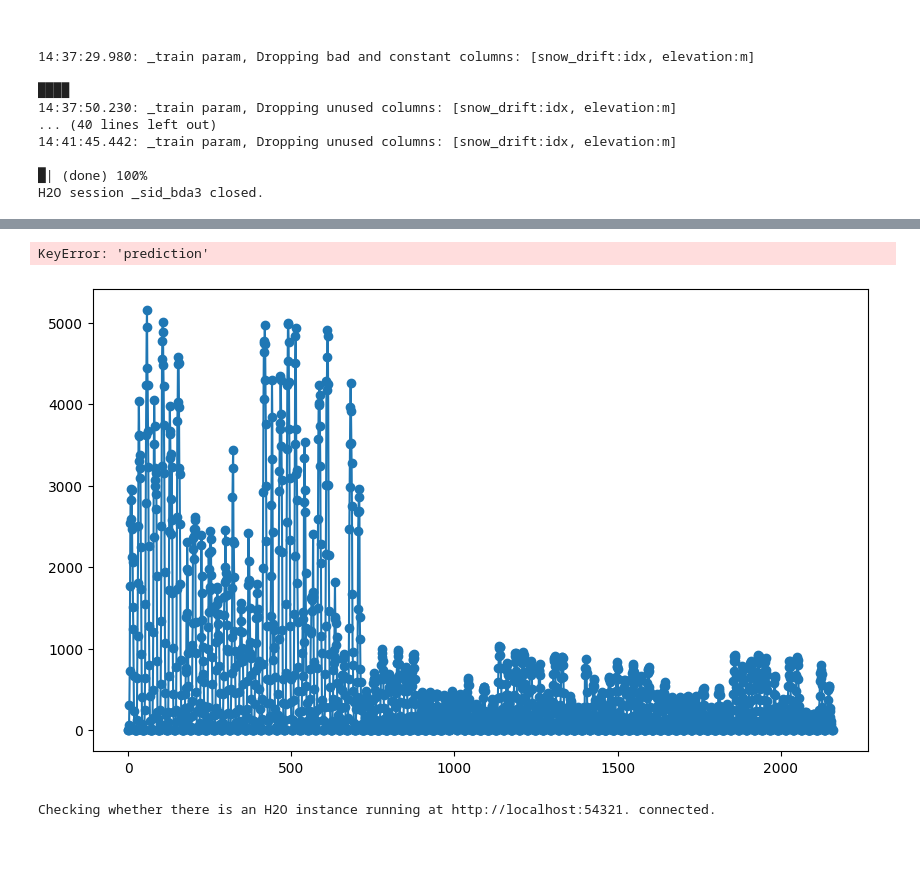
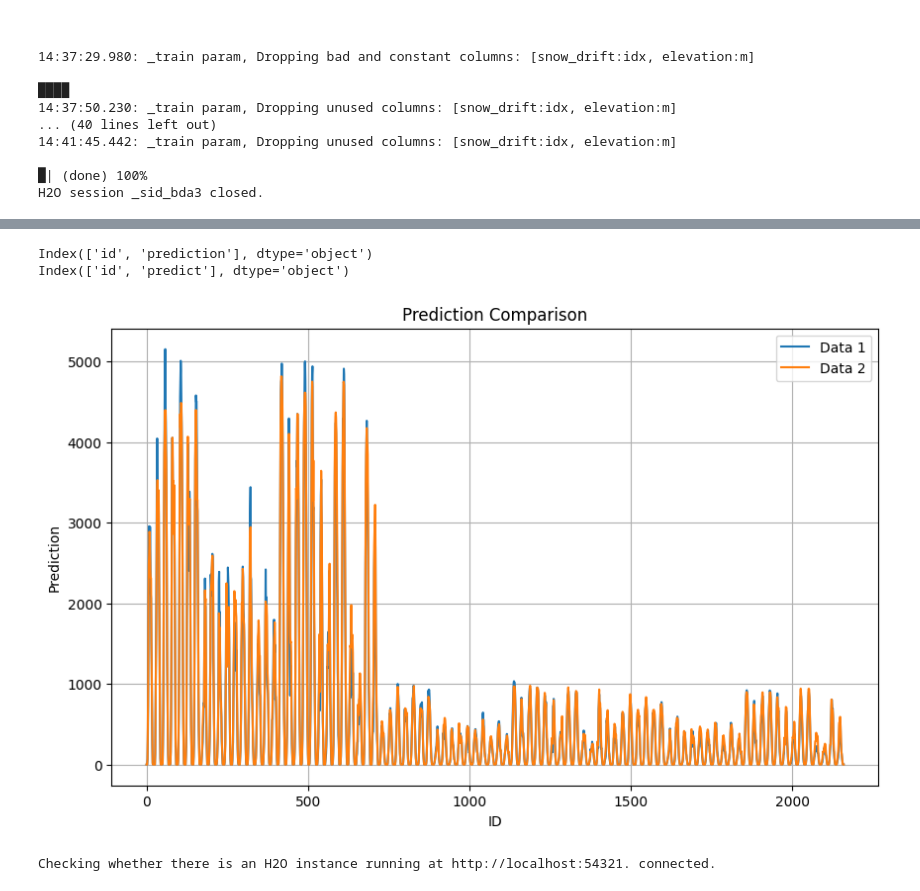
Before and after one commit to J-Ness/Solar-Energy-Production-Forecasting, a Jupyter notebook: data/automl.ipynb, the cells around one changed output, grey strips where cells are left out. Saved outputs shown, nothing was run; the diff lists cells and outputs as text; code cells hidden in the pictures; blank space fills up the shorter version.

```diff
--- a/data/automl.ipynb
+++ b/data/automl.ipynb
@@ -821,22 +896,26 @@ stackedensemble prediction progress: |██████████████
 # %%
 df1 = pd.read_csv("predictions_v16.csv")
 df2 = pd.read_csv("predictions_v27.csv")
 
+print(df1.columns)
+print(df2.columns)
+
 plt.figure(figsize=(10, 6))  # Set the size of the plot
 
-plt.plot(df1['id'], df1['prediction'], label='Data 1', linestyle='-', marker='o')
-plt.plot(df2['id'], df2['prediction'], label='Data 2', linestyle='-', marker='x')
+plt.plot(df1['id'], df1['prediction'], label='Data 1', linestyle='-')
+plt.plot(df2['id'], df2['predict'], label='Data 2', linestyle='-')
 
 plt.xlabel('ID')
 plt.ylabel('Prediction')
 plt.title('Prediction Comparison')
 plt.legend()
 
 plt.grid(True)
 plt.show()
 # %% [output]
-KeyError: 'prediction'
+Index(['id', 'prediction'], dtype='object')
+Index(['id', 'predict'], dtype='object')
-[figure, old version]
+[figure, new version]
 # %%
 
 h2o.init()
```
Also changed, not shown: parts of 3 cells of this notebook, 3 other files.
